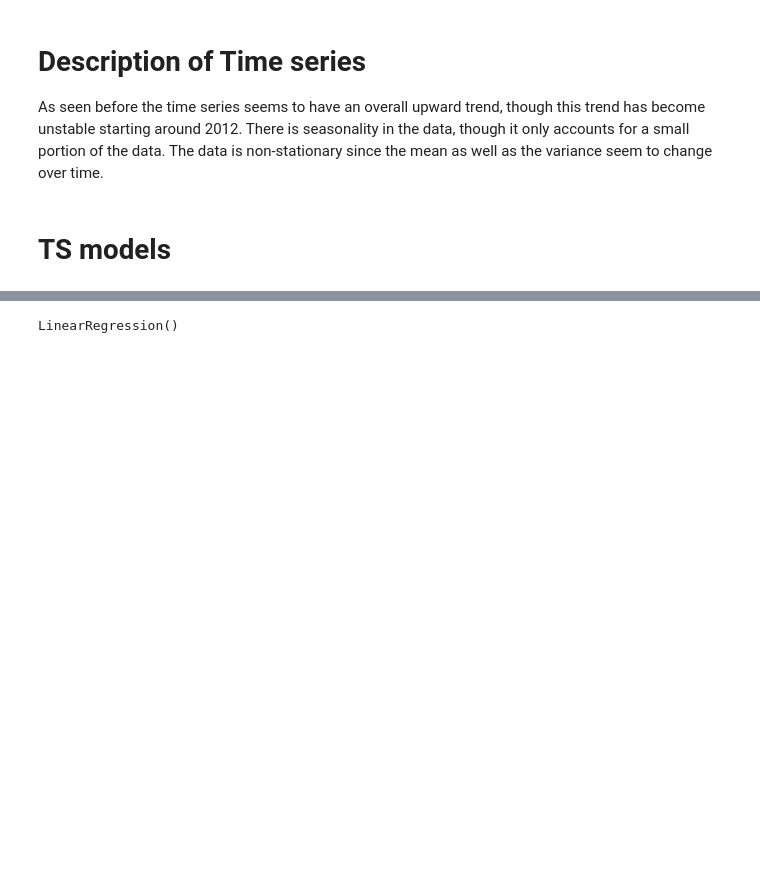
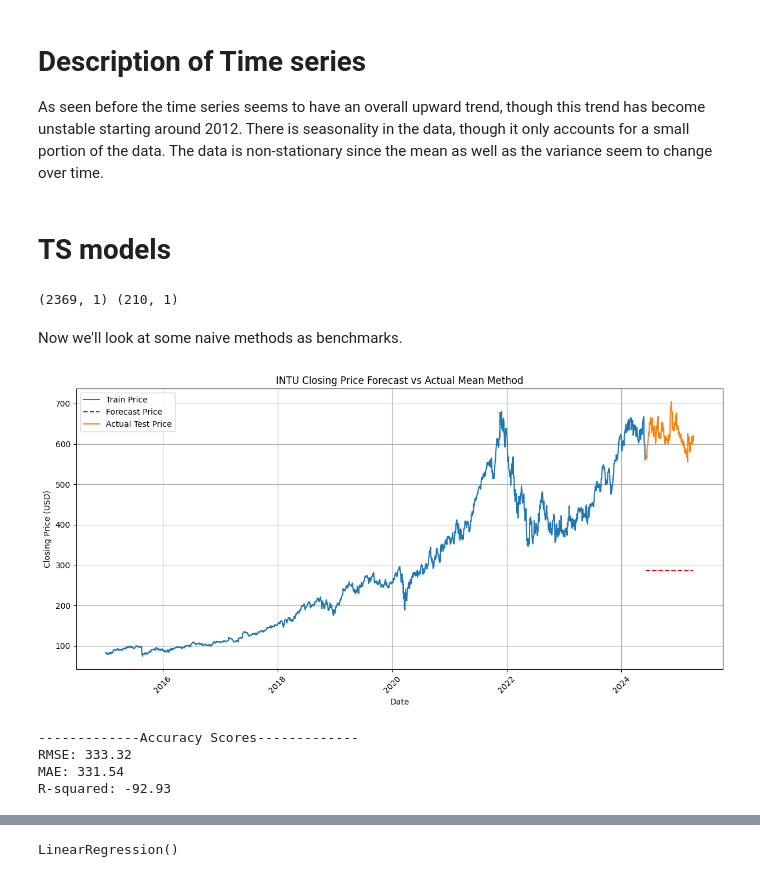
Before and after one commit to tfrazer34/IU_Spring_Project_2025, a Jupyter notebook: Final Part2 Code/Final_Part_2_Tyler_colab.ipynb, the cells around one changed output, grey strips where cells are left out. Saved outputs shown, nothing was run; the diff lists cells and outputs as text; code cells hidden in the pictures; blank space fills up the shorter version.

```diff
--- a/Final Part2 Code/Final_Part_2_Tyler_colab.ipynb
+++ b/Final Part2 Code/Final_Part_2_Tyler_colab.ipynb
@@ -158,3 +168,62 @@ plt.show()
 As seen before the time series seems to have an overall upward trend, though this trend has become unstable starting around 2012. There is seasonality in the data, though it only accounts for a small portion of the data. The data is non-stationary since the mean as well as the variance seem to change over time.
 # %% [markdown]
 # TS models
+# %%
+# Let's set aside the data starting July 2024 to compare with our forecasts.
+data_train = intuit_close[intuit_close.index < '2024-06-01'].rename(columns={'INTU': 'Close'})
+data_test = intuit_close[intuit_close.index >= '2024-06-01'].rename(columns={'INTU': 'Close'})
+
+future_days = data_test.index.to_series()
+
+print(data_train.shape, data_test.shape)
+# %% [output]
+(2369, 1) (210, 1)
+# %%
+# Helper function for plotting forecasts
+def plot_prediction(train, prediction, test, forecast_type = ''):
+    plt.figure(figsize=(12, 6))
+    plt.plot(train.index, train['Close'], label='Train Price')
+
+    plt.plot(prediction.index, prediction['Close'], "r--", label='Forecast Price')
+
+    plt.plot(test.index, test['Close'], label='Actual Test Price')
+
+
+    plt.xlabel('Date')
+    plt.ylabel('Closing Price (USD)')
+    plt.title('INTU Closing Price Forecast vs Actual ' + forecast_type)
+    plt.legend()
+    plt.grid(True)
+    plt.xticks(rotation=45)
+    plt.tight_layout()
+    plt.show()
+
+def print_accuracy_scores(prices_test, prices_pred):
+    # Calculate evaluation metrics
+    rmse = np.sqrt(mean_squared_error(prices_test, prices_pred))
+    mae = mean_absolute_error(prices_test, prices_pred)
+    r2 = r2_score(prices_test, prices_pred)
+
+    print('-------------Accuracy Scores-------------')
+    print(f"RMSE: {rmse:.2f}")
+    print(f"MAE: {mae:.2f}")
+    print(f"R-squared: {r2:.2f}")
+# %% [markdown]
+Now we'll look at some naive methods as benchmarks.
+# %%
+# Mean method:
+mean = data_train.mean().iloc[0]
+forecast = pd.DataFrame({
+    'Close' : [mean for x in range(len(future_days))]
+}, index=future_days)
+
+plot_prediction(data_train, forecast, data_test, 'Mean Method')
+
+# Checking accuracy scores for the first 30 days forecast
+print_accuracy_scores(data_test['Close'][:30].values, forecast['Close'][:30].values)
+# %% [output]
+[figure, added]
+-------------Accuracy Scores-------------
+RMSE: 333.32
+MAE: 331.54
+R-squared: -92.93
```
Also changed, not shown: parts of 23 cells of this notebook.
